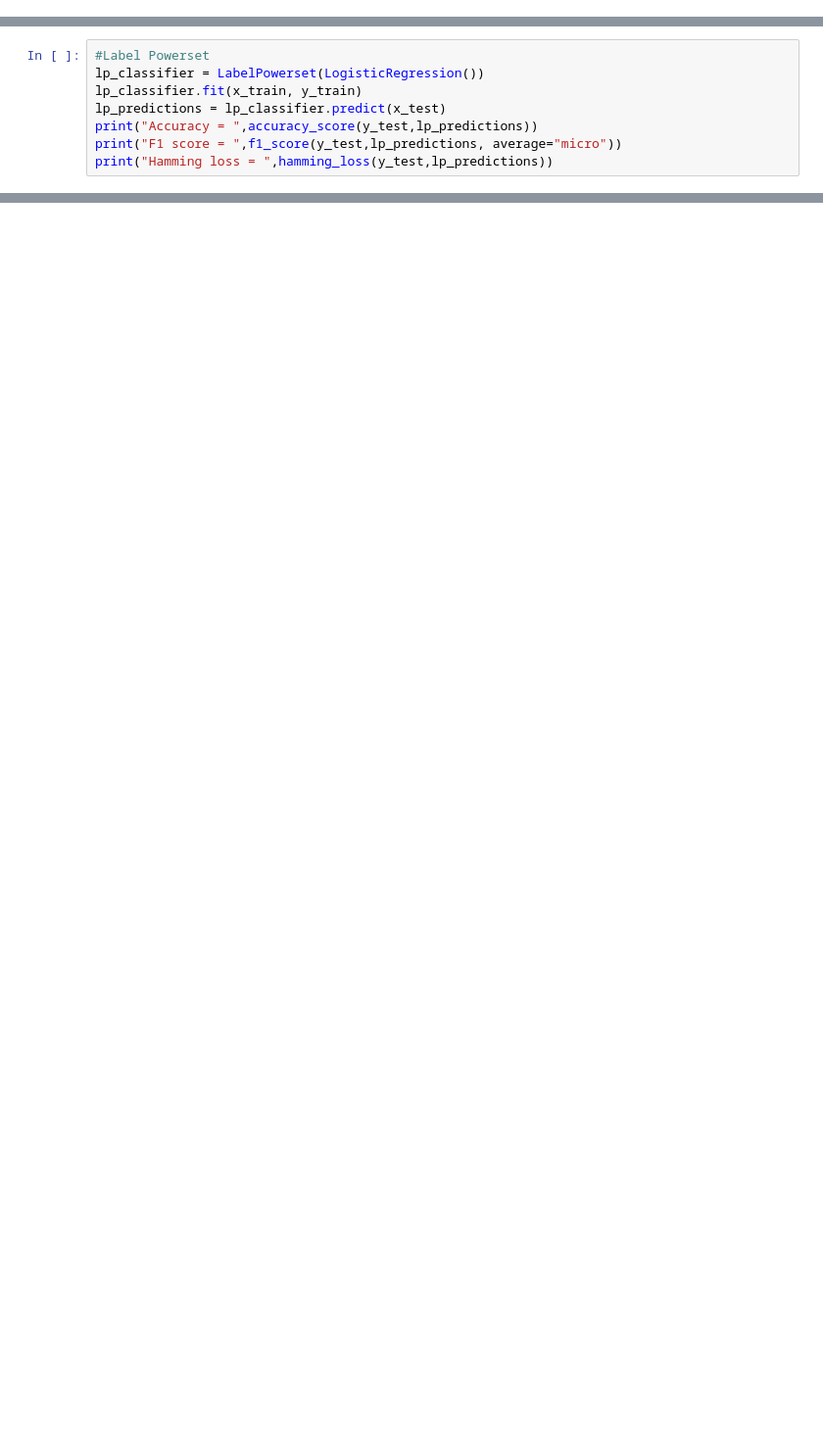
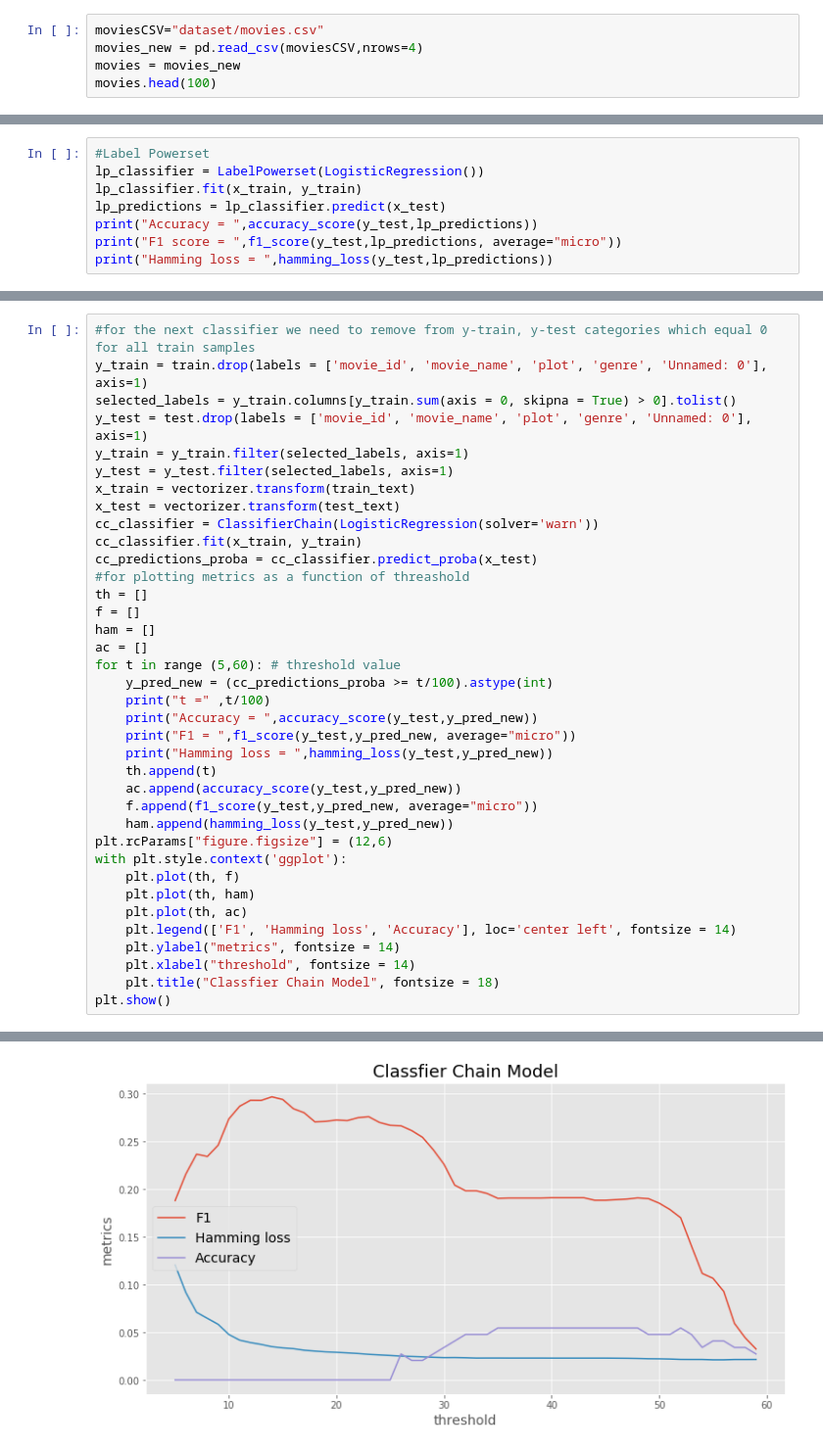
Before and after one commit to Diskane/projet-specifique, a Jupyter notebook: multi-label.ipynb, the cells around one changed output, grey strips where cells are left out. Shown at 98% size. Drawn from its saved outputs; the diff is of its cells as text; blank space fills up the shorter version.

```diff
--- a/multi-label.ipynb
+++ b/multi-label.ipynb
@@ -109,0 +163,5 @@ See the caveats in the documentation: http://pandas.pydata.org/pandas-docs/stabl
+# %%
+moviesCSV="dataset/movies.csv"
+movies_new = pd.read_csv(moviesCSV,nrows=4)
+movies = movies_new
+movies.head(100)
@@ -155,0 +251,38 @@ print("Accuracy = ",accuracy_score(y_test,ml_predictions))
+# %%
+#for the next classifier we need to remove from y-train, y-test categories which equal 0 for all train samples
+y_train = train.drop(labels = ['movie_id', 'movie_name', 'plot', 'genre', 'Unnamed: 0'], axis=1)
+selected_labels = y_train.columns[y_train.sum(axis = 0, skipna = True) > 0].tolist()
+y_test = test.drop(labels = ['movie_id', 'movie_name', 'plot', 'genre', 'Unnamed: 0'], axis=1)
+y_train = y_train.filter(selected_labels, axis=1)
+y_test = y_test.filter(selected_labels, axis=1)
+x_train = vectorizer.transform(train_text)
+x_test = vectorizer.transform(test_text)
+cc_classifier = ClassifierChain(LogisticRegression(solver='warn'))
+cc_classifier.fit(x_train, y_train)
+cc_predictions_proba = cc_classifier.predict_proba(x_test)
+#for plotting metrics as a function of threashold
+th = []
+f = []
+ham = []
+ac = []
+for t in range (5,60): # threshold value
+    y_pred_new = (cc_predictions_proba >= t/100).astype(int)
+    print("t =" ,t/100)
+    print("Accuracy = ",accuracy_score(y_test,y_pred_new))
+    print("F1 = ",f1_score(y_test,y_pred_new, average="micro"))
+    print("Hamming loss = ",hamming_loss(y_test,y_pred_new))
+    th.append(t)
+    ac.append(accuracy_score(y_test,y_pred_new))
+    f.append(f1_score(y_test,y_pred_new, average="micro"))
+    ham.append(hamming_loss(y_test,y_pred_new))
+plt.rcParams["figure.figsize"] = (12,6)
+with plt.style.context('ggplot'):
+    plt.plot(th, f)
+    plt.plot(th, ham)
+    plt.plot(th, ac)
+    plt.legend(['F1', 'Hamming loss', 'Accuracy'], loc='center left', fontsize = 14)
+    plt.ylabel("metrics", fontsize = 14)
+    plt.xlabel("threshold", fontsize = 14)
+    plt.title("Classfier Chain Model", fontsize = 18)
+plt.show()
+# %% [output]
@@ -155,0 +306 @@ print("Accuracy = ",accuracy_score(y_test,ml_predictions))
+[figure, added]
```
Also changed, not shown: parts of 22 cells of this notebook, 6 other files.
